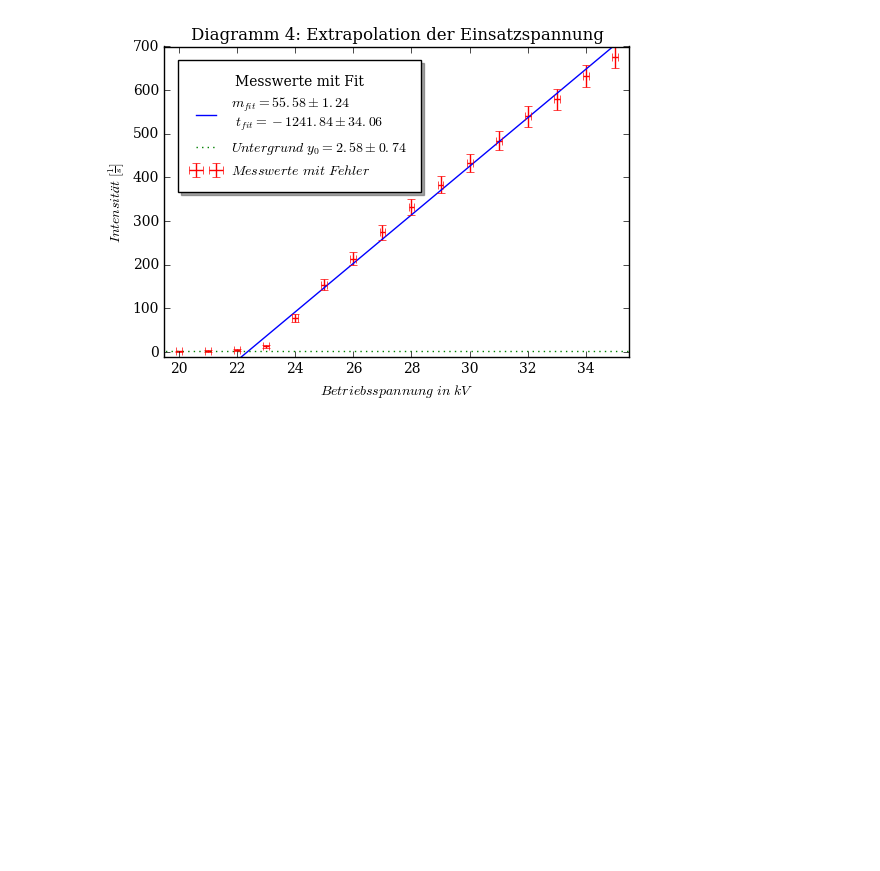
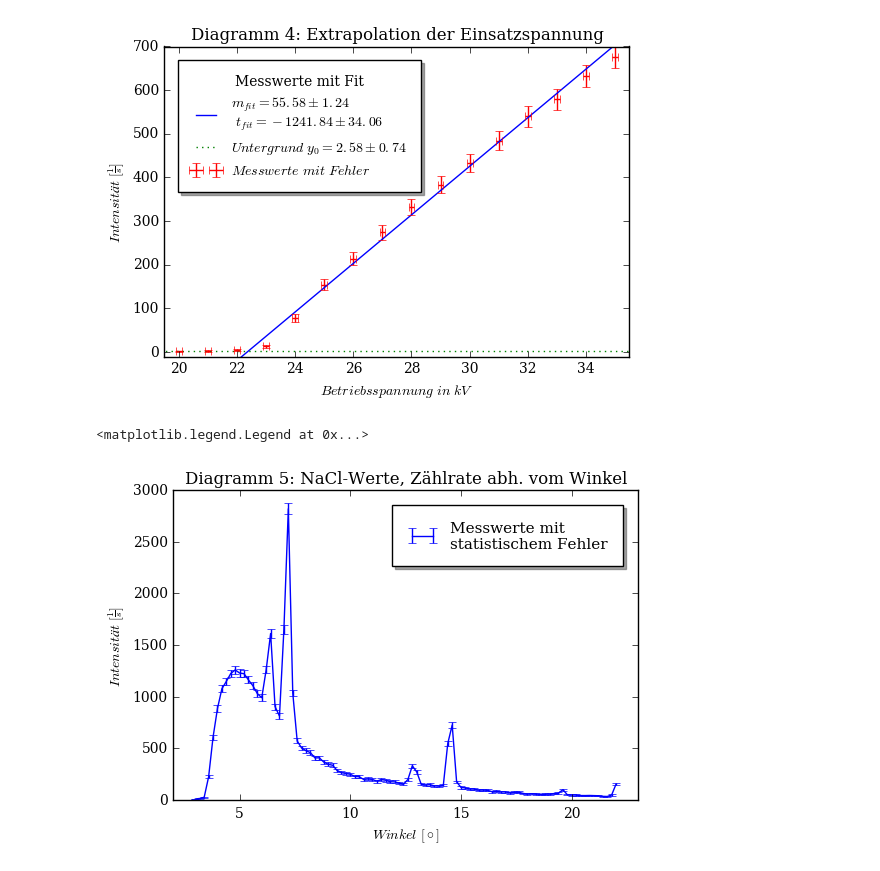
Before and after one commit to woskar/pap2-lab-training, a Jupyter notebook: v255/v255_spektrometer-Copy1.ipynb, the cells around one changed output. Saved outputs shown, nothing was run; the diff lists cells and outputs as text; code cells hidden in the pictures; blank space fills up the shorter version.

Commit message:
new plots

```diff
--- a/v255/v255_spektrometer-Copy1.ipynb
+++ b/v255/v255_spektrometer-Copy1.ipynb
@@ -398,3 +398,27 @@ chisq= 7.57806513013
 chisq_red= 0.68891501183
 Fitwahrscheinlichkeit= 75.0 %
 [figure]
+# %%
+#Aufgabe 2: Lage der K_alpha und K_beta Linien aus NaCl Spektrum bestimmen
+
+#Erstmal Daten plotten :D
+
+#Einlesen der Daten aus NaCl.txt für NaCl Kristall mit Fehler
+daten = open('NaCl.txt').read().replace(',','.')
+angle, intensity = np.loadtxt(io.StringIO(daten), unpack=True)
+#print (angle, intensity)
+dintensity=np.sqrt(intensity)
+
+plt.rcParams["font.family"]='serif'
+plt.errorbar(angle, intensity, yerr=dintensity, label='Messwerte mit \nstatistischem Fehler')
+plt.xlabel('$Winkel\ [\circ]$')
+plt.ylabel('$Intensität\ [\\frac{1}{s}]$')
+plt.title('Diagramm 5: NaCl-Werte, Zählrate abh. vom Winkel')
+plt.axis((2, 23, 0, 3000))
+plt.legend(borderpad=1, borderaxespad=1, loc='best', shadow='true', fontsize=11)
+
+
+#plt.savefig('v255_5.pdf',format='pdf')
+# %% [output]
+<matplotlib.legend.Legend at 0x...>
+[figure, added]
```
Also changed, not shown: parts of 1 cell of this notebook.
